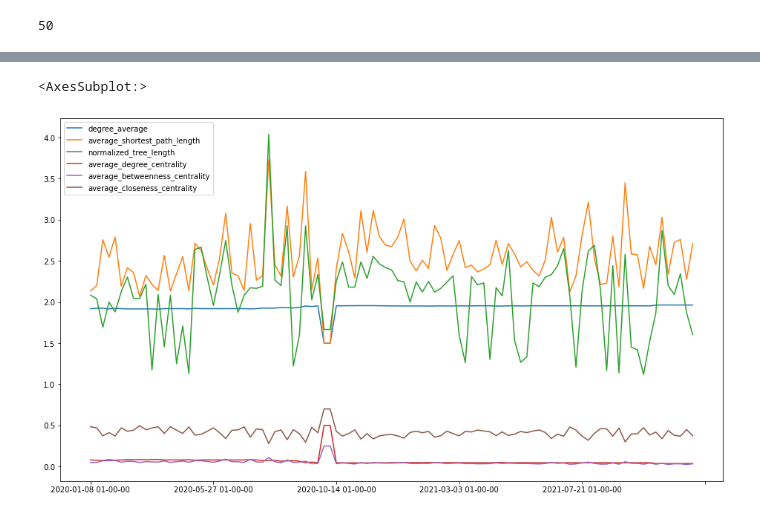
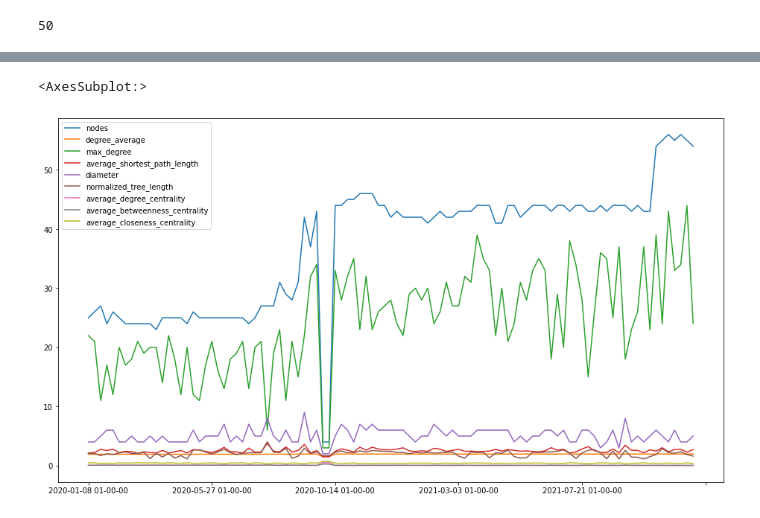
Before and after one commit to marcodipanfilo/network_science_project, a Jupyter notebook: 4-network-properties.ipynb, the cells around one changed output, grey strips where cells are left out. Saved outputs shown, nothing was run; the diff lists cells and outputs as text; code cells hidden in the pictures.

Commit message:
*centrality heatmaps, added functions to plot.

```diff
--- a/4-network-properties.ipynb
+++ b/4-network-properties.ipynb
@@ -35,4 +70,16 @@ sum(dict(nx.shortest_path_length(mst))[0].values())
 # %%
+# takes dicionary as input with this structure
+# { <timestamp> : <network> }
+# it returns a dictionary with all the properties at each timestamp
+# {  <timestamp> :
+#           {
+#               'nodes' : <value>
+#               'degree_average' : <value>
+#               'max_degree' : <value>
+#                 ....
+#           }
+# }
+
 def get_network_properties(network_dict):
 
     network_properties = {}
@@ -44,16 +91,13 @@ def get_network_properties(network_dict):
         properties['degree_average'] = np.mean([x[1] for x in list(G.degree())])
         properties['max_degree'] = np.max([x[1] for x in list(G.degree())])
         properties['average_shortest_path_length'] = nx.average_shortest_path_length(G)
+        properties['diameter'] = nx.diameter(G)
         properties['normalized_tree_length'] = (1/G.number_of_edges()) * sum(dict(nx.shortest_path_length(G))[0].values())
         #properties['average_path_length'] = (2/(G.number_of_nodes()*G.number_of_edges())) * sum(dict(nx.shortest_path_length(G))[0].values())
         properties['average_degree_centrality'] = np.mean(list(nx.degree_centrality(G).values()))
         properties['average_betweenness_centrality'] = np.mean(list(nx.betweenness_centrality(G).values()))
         properties['average_closeness_centrality'] = np.mean(list(nx.closeness_centrality(G).values()))
 
-
-
-
-
         network_properties[k] = properties
 
     return network_properties
@@ -99,6 +244,6 @@ df_pmfgs_properties
 # %%
-df_mst_propetries.drop('nodes',1).drop('max_degree',1).plot(figsize=(16,9))
+df_mst_propetries.plot(figsize=(16,9))
 # %% [output]
 <AxesSubplot:>
-[figure, old version]
+[figure, new version]
 # %%
```
Also changed, not shown: parts of 22 cells of this notebook.
